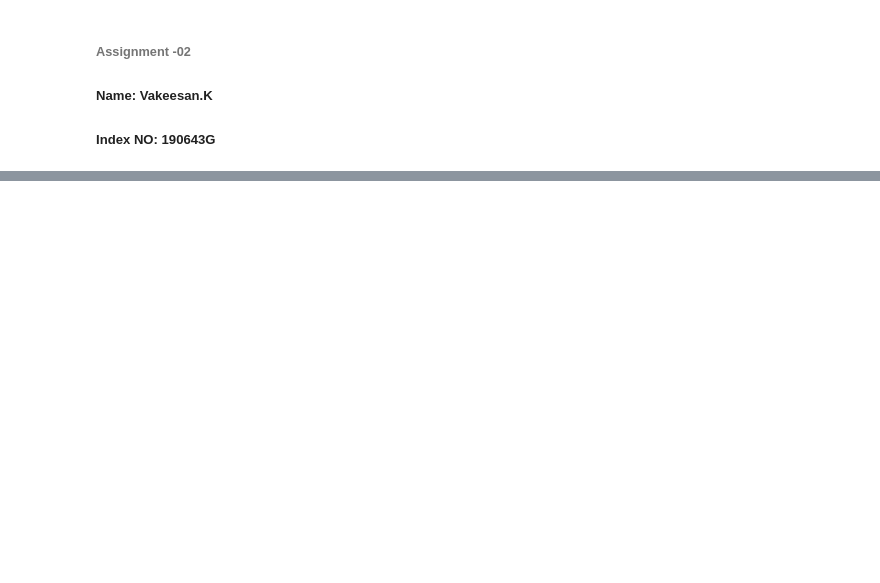
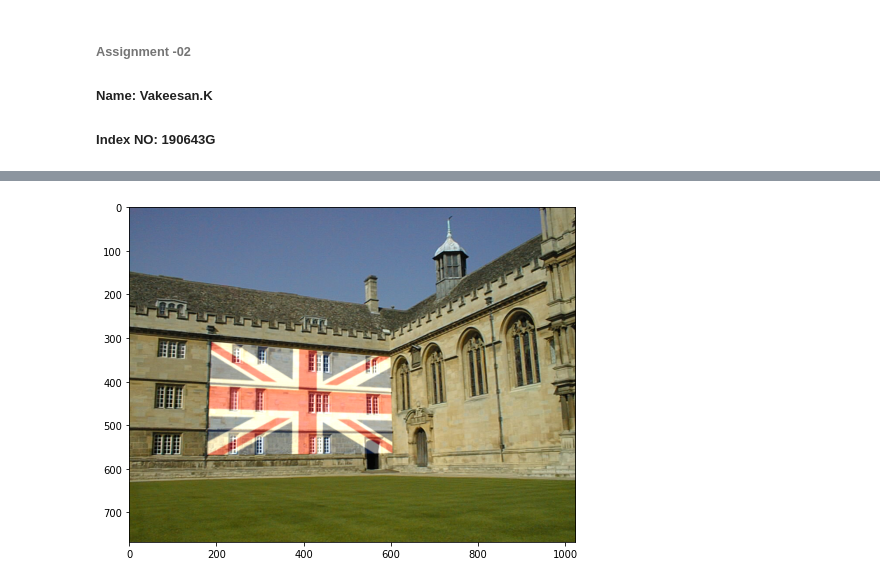
Before and after one commit to vakeesanvk/image_processing_assignment02, a Jupyter notebook: Assignment_02.ipynb, the cells around one changed output, grey strips where cells are left out. Drawn from its saved outputs; the diff is of its cells as text; code cells hidden in the pictures; blank space fills up the shorter version.

```diff
--- a/Assignment_02.ipynb
+++ b/Assignment_02.ipynb
@@ -269,84 +119,66 @@ if __name__ == '__main__':
 # %%
-import cv2
+import cv2 as cv
 import numpy as np
 import argparse
 
-
-def click_event(event, x, y, flags, params):
-
+def click_event(event, x, y, flags, params): #selecting the four points
     if event == cv2.EVENT_LBUTTONDOWN:
-        cv2.circle(base_image_copy, (x,y), 4, (0,0,255), -1)
+        cv.circle(base_image_copy, (x,y), 4, (0,0,255), -1)
         points.append([x, y])
         if len(points) <= 4:
-            cv2.imshow('image', base_image_copy)
-
-
-
-# Let's sort the points in the following order
-# Top-Left, Top-Right, Bottom-Right, Bottom-Left
-def sort_pts(points):
-    sorted_pts = np.zeros((4, 2), dtype="float32")
-    s = np.sum(points, axis=1)
-    sorted_pts[0] = points[np.argmin(s)]
-    sorted_pts[2] = points[np.argmax(s)]
-
-    diff = np.diff(points, axis=1)
-    sorted_pts[1] = points[np.argmin(diff)]
-    sorted_pts[3] = points[np.argmax(diff)]
-
-    return sorted_pts
-
-
+            cv.imshow('image', base_image_copy)
 
 points = []
 
-base_image = cv2.imread(r"D:\01.Vakeesan_vk\01.academics\04. 4 th semester\8 - EN2550 - Fundamentals of image processing\img_process\assignment_02\003.jpg")
+base_image = cv.imread(r"D:\01.Vakeesan_vk\01.academics\04. 4 th semester\8 - EN2550 - Fundamentals of image processing\img_process\assignment_02\003.jpg")
 base_image_copy = base_image.copy()
-subject_image = cv2.imread(r"D:\01.Vakeesan_vk\01.academics\04. 4 th semester\8 - EN2550 - Fundamentals of image processing\img_process\assignment_02\Flag_of_the_United_Kingdom.svg.png")
+subject_image = cv.imread(r"D:\01.Vakeesan_vk\01.academics\04. 4 th semester\8 - EN2550 - Fundamentals of image processing\img_process\assignment_02\Flag_of_the_United_Kingdom.svg.png")
 
 cv2.imshow('image', base_image_copy)
 cv2.setMouseCallback('image', click_event)
 cv2.waitKey(0)
 cv2.destroyAllWindows()
 
-sorted_pts = sort_pts(points)
+# Let's sort the points in the following order
+# Top-Left, Top-Right, Bottom-Right, Bottom-Left
+# select the region being the contour
+sorted_pts = np.zeros((4, 2), dtype="float32")
+s = np.sum(points, axis=1) #find the sum of the points
+sorted_pts[0] = points[np.argmin(s)]
+sorted_pts[2] = points[np.argmax(s)]
+
+diff = np.diff(points, axis=1) #fin the difference of the points
+sorted_pts[1] = points[np.argmin(diff)]
+sorted_pts[3] = points[np.argmax(diff)]
+
 h_base, w_base, c_base = base_image.shape
 h_subject, w_subject = subject_image.shape[:2]
 
 pts1 = np.float32([[0, 0], [w_subject, 0], [w_subject, h_subject], [0, h_subject]])
-pts2 = np.float32(sorted_pts)
+pts2 = np.float32(sorted_pts) #soted_pts
 
 # Get the transformation matrix and use it to get the warped image of the subject
-transformation_matrix = cv2.getPerspectiveTransform(pts1, pts2)
-warped_img = cv2.warpPerspective(subject_image, transformation_matrix, (w_base, h_base))
+transformation_matrix = cv.getPerspectiveTransform(pts1, pts2)
+warped_img = cv.warpPerspective(subject_image, transformation_matrix, (w_base, h_base))
 
 # Create a mask
 mask = np.zeros(base_image.shape, dtype=np.uint8)
 roi_corners = np.int32(sorted_pts)
 
 # Fill in the region selected with white color
 filled_mask = mask.copy()
-cv2.fillConvexPoly(filled_mask, roi_corners, (255, 255, 255))
+cv.fillConvexPoly(filled_mask, roi_corners, (255, 255, 255))
 
 # Invert the mask color
-inverted_mask = cv2.bitwise_not(filled_mask)
+inverted_mask = cv.bitwise_not(filled_mask)
 
 # Bitwise AND the mask with the base image
-masked_image = cv2.bitwise_and(base_image, inverted_mask)
+masked_image = cv.bitwise_and(base_image, inverted_mask)
 
-
-cv2.imshow('Warped Image', warped_img)
-cv2.imshow('Mask Created', mask)
-cv2.imshow('Mask after filling', filled_mask)
-cv2.imshow('Inverting Mask colors', inverted_mask)
-cv2.imshow('Masked Image', masked_image)
-cv2.waitKey(0)
-cv2.destroyAllWindows()
-
-# Using Bitwise OR to merge the two images
-output = cv2.bitwise_or(warped_img, masked_image)
-cv2.imshow('Fused Image', output)
-cv2.imwrite('Final_Output.png', output)
-cv2.waitKey(0)
-cv2.destroyAllWindows()
+output = cv.addWeighted(warped_img, 0.5, base_image, 1, 0.0) #set the alpha=0.5 , beta=1
+plt.figure(figsize=(8,8))
+plt.imshow(cv.cvtColor(output,cv.COLOR_BGR2RGB))
+plt.show()
+# %% [output]
+[figure, added]
 # %%
```
Also changed, not shown: parts of 4 cells of this notebook.
